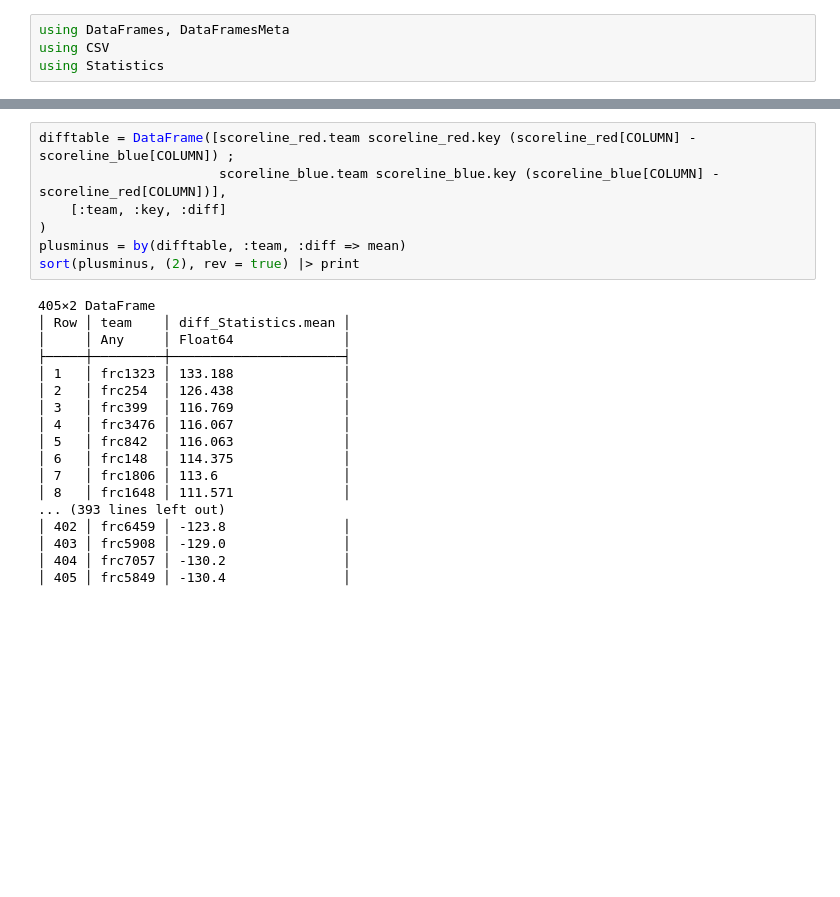
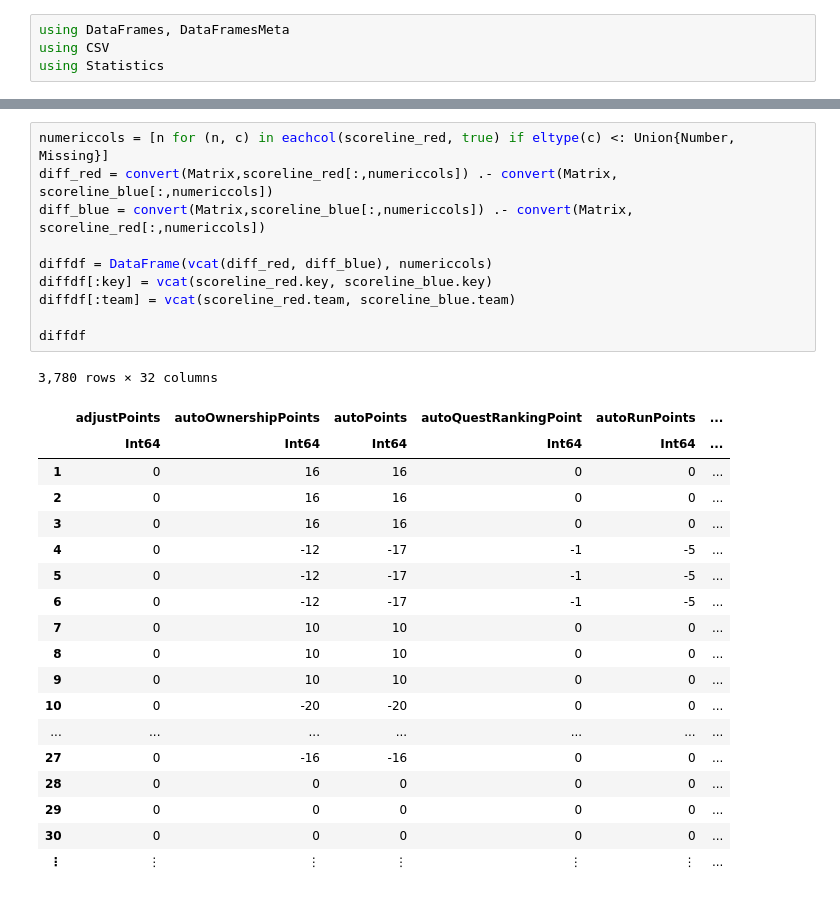
Before and after one commit to Thing342/frc-stats-workbench, a Jupyter notebook: notebooks/plusminus.ipynb, the cells around one changed output, grey strips where cells are left out. Saved outputs shown, nothing was run; the diff lists cells and outputs as text; blank space fills up the shorter version.

Commit message:
update plusminus

```diff
--- a/notebooks/plusminus.ipynb
+++ b/notebooks/plusminus.ipynb
@@ -106,26 +98,31 @@ scoreline_red = scoreline(teams_red, scores_red)
 | ⋮ | ⋮ | ⋮ | ⋮ | ⋮ | ⋮ | ⋮ | ... |
-# %%
-difftable = DataFrame([scoreline_red.team scoreline_red.key (scoreline_red[COLUMN] - scoreline_blue[COLUMN]) ;
-                       scoreline_blue.team scoreline_blue.key (scoreline_blue[COLUMN] - scoreline_red[COLUMN])],
-    [:team, :key, :diff]
-)
-plusminus = by(difftable, :team, :diff => mean)
-sort(plusminus, (2), rev = true) |> print
-# %% [output]
-405×2 DataFrame
-│ Row │ team    │ diff_Statistics.mean │
-│     │ Any     │ Float64              │
-├─────┼─────────┼──────────────────────┤
-│ 1   │ frc1323 │ 133.188              │
-│ 2   │ frc254  │ 126.438              │
-│ 3   │ frc399  │ 116.769              │
-│ 4   │ frc3476 │ 116.067              │
-│ 5   │ frc842  │ 116.063              │
-│ 6   │ frc148  │ 114.375              │
-│ 7   │ frc1806 │ 113.6                │
-│ 8   │ frc1648 │ 111.571              │
-... (393 lines left out)
-│ 402 │ frc6459 │ -123.8               │
-│ 403 │ frc5908 │ -129.0               │
-│ 404 │ frc7057 │ -130.2               │
-│ 405 │ frc5849 │ -130.4               │
+# %%
+numericcols = [n for (n, c) in eachcol(scoreline_red, true) if eltype(c) <: Union{Number, Missing}]
+diff_red = convert(Matrix,scoreline_red[:,numericcols]) .- convert(Matrix, scoreline_blue[:,numericcols])
+diff_blue = convert(Matrix,scoreline_blue[:,numericcols]) .- convert(Matrix, scoreline_red[:,numericcols])
+
+diffdf = DataFrame(vcat(diff_red, diff_blue), numericcols)
+diffdf[:key] = vcat(scoreline_red.key, scoreline_blue.key)
+diffdf[:team] = vcat(scoreline_red.team, scoreline_blue.team)
+
+diffdf
+# %% [output]
+3,780 rows × 32 columns
+|  | adjustPoints | autoOwnershipPoints | autoPoints | autoQuestRankingPoint | autoRunPoints | ... |
+|  | Int64 | Int64 | Int64 | Int64 | Int64 | ... |
+| 1 | 0 | 16 | 16 | 0 | 0 | ... |
+| 2 | 0 | 16 | 16 | 0 | 0 | ... |
+| 3 | 0 | 16 | 16 | 0 | 0 | ... |
+| 4 | 0 | -12 | -17 | -1 | -5 | ... |
+| 5 | 0 | -12 | -17 | -1 | -5 | ... |
+| 6 | 0 | -12 | -17 | -1 | -5 | ... |
+| 7 | 0 | 10 | 10 | 0 | 0 | ... |
+| 8 | 0 | 10 | 10 | 0 | 0 | ... |
+| 9 | 0 | 10 | 10 | 0 | 0 | ... |
+| 10 | 0 | -20 | -20 | 0 | 0 | ... |
+| ... | ... | ... | ... | ... | ... | ... |
+| 27 | 0 | -16 | -16 | 0 | 0 | ... |
+| 28 | 0 | 0 | 0 | 0 | 0 | ... |
+| 29 | 0 | 0 | 0 | 0 | 0 | ... |
+| 30 | 0 | 0 | 0 | 0 | 0 | ... |
+| ⋮ | ⋮ | ⋮ | ⋮ | ⋮ | ⋮ | ... |
```
Also changed, not shown: parts of 7 cells of this notebook, 1 other file.
